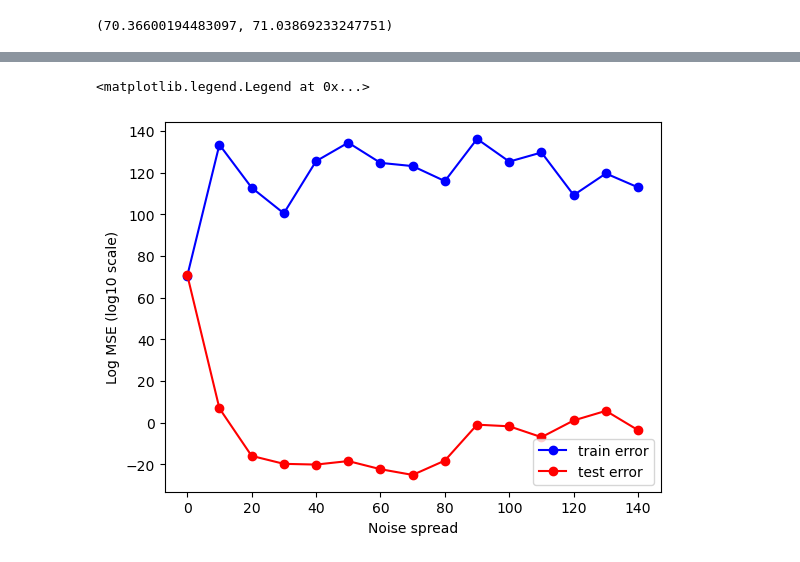
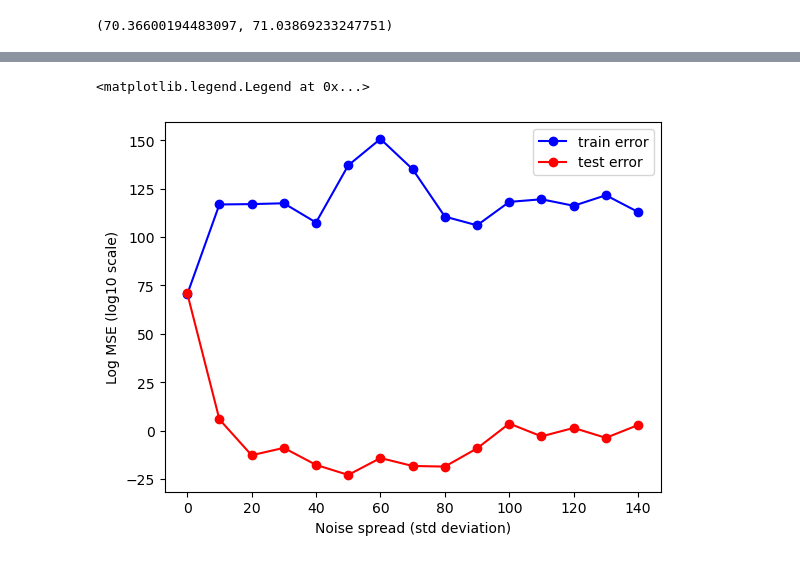
Before and after one commit to pao214/cs760_hw2, a Jupyter notebook: code/hw2.ipynb, the cells around one changed output, grey strips where cells are left out. Cells and saved outputs as stored; diff of their text form; code cells hidden in the pictures.

```diff
--- a/code/hw2.ipynb
+++ b/code/hw2.ipynb
@@ -607,7 +606,7 @@ spreads = np.arange(0, 150, 10)
 train_logerrs, test_logerrs = [], []
 
 for spread in spreads:
-    train_err, test_err = fit_sin(var)
+    train_err, test_err = fit_sin(spread)
     train_logerrs.append(train_err)
     test_logerrs.append(test_err)
 # %% [output]
@@ -626,10 +625,10 @@ for spread in spreads:
 ... (3 outputs left out)
 # %%
-plt.plot(noisevars, train_logerrs, 'bo-', label='train error')
-plt.plot(noisevars, test_logerrs, 'ro-', label='test error')
+plt.plot(spreads, train_logerrs, 'bo-', label='train error')
+plt.plot(spreads, test_logerrs, 'ro-', label='test error')
 plt.xlabel('Noise spread (std deviation)')
 plt.ylabel('Log MSE (log10 scale)')
 plt.legend()
 # %% [output]
 <matplotlib.legend.Legend at 0x...>
-[figure, old version]
+[figure, new version]
```
Also changed, not shown: parts of 3 cells of this notebook.
